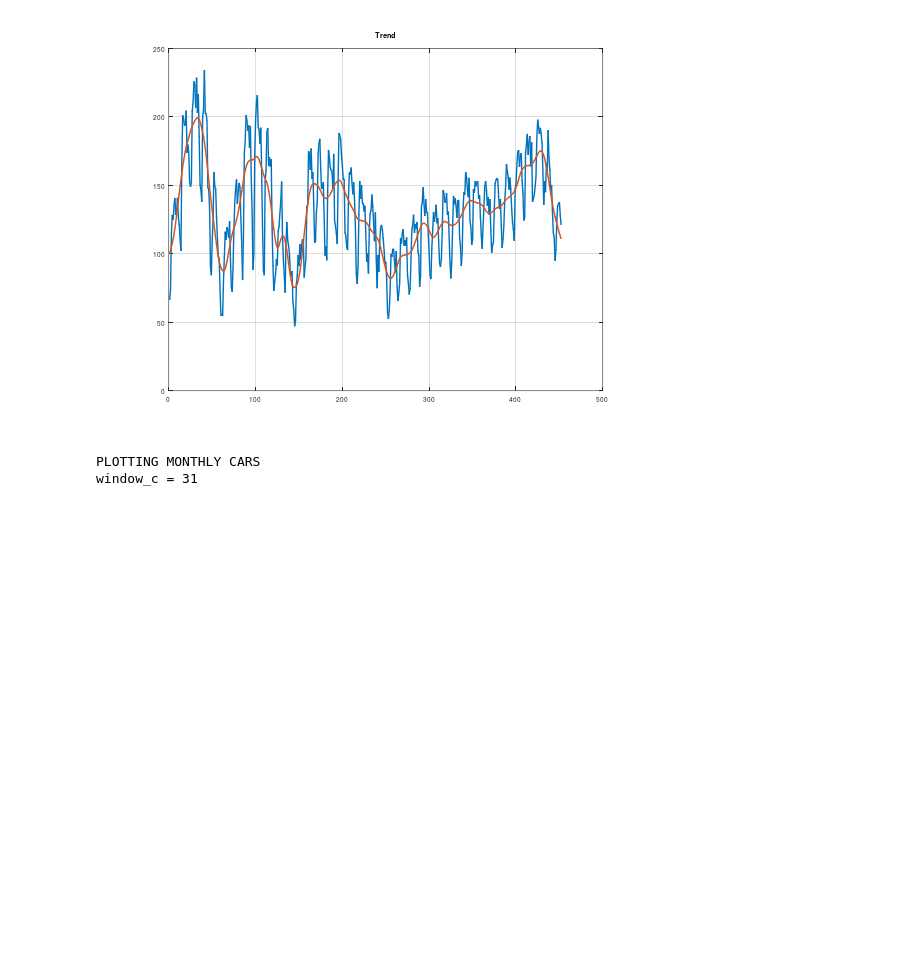
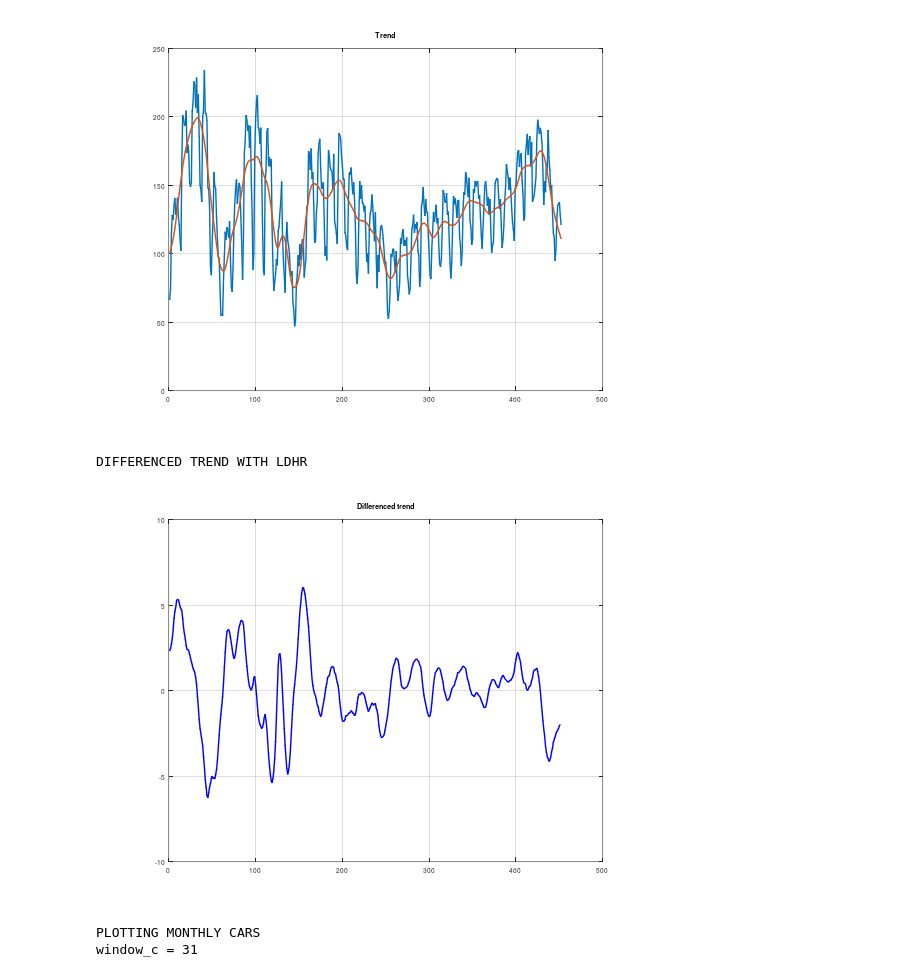
Before and after one commit to Diana-ash/Indicador-Adelantado-LDHR, a Jupyter notebook: analisis_explorativo.ipynb, the cells around one changed output. Saved outputs shown, nothing was run; the diff lists cells and outputs as text; code cells hidden in the pictures; blank space fills up the shorter version.

```diff
--- a/analisis_explorativo.ipynb
+++ b/analisis_explorativo.ipynb
@@ -118,12 +118,22 @@ warning: implicit conversion from numeric to char
     dhrfilt at line 127 column 56
 # %%
 disp('Plotting trend with LDHR method')
-plot([house,trend(:,1)],'linewidth',1.4)
+trend=trend(:,1); % the first column of trend is the trend vector
+plot([house,trend],'linewidth',1.4)
 grid on
 title('Trend')
 # %% [output]
 Plotting trend with LDHR method
 [figure]
+# %%
+disp('DIFFERENCED TREND WITH LDHR')
+dtrend=diff(trend);
+plot(dtrend,'b','linewidth',1.4)
+grid on
+title('Differenced trend')
+# %% [output]
+DIFFERENCED TREND WITH LDHR
+[figure, added]
 # %%
 disp('PLOTTING MONTHLY CARS')
 title('New passenger car registrations') % time series, not modified, plotted
```
Also changed, not shown: parts of 3 cells of this notebook.
